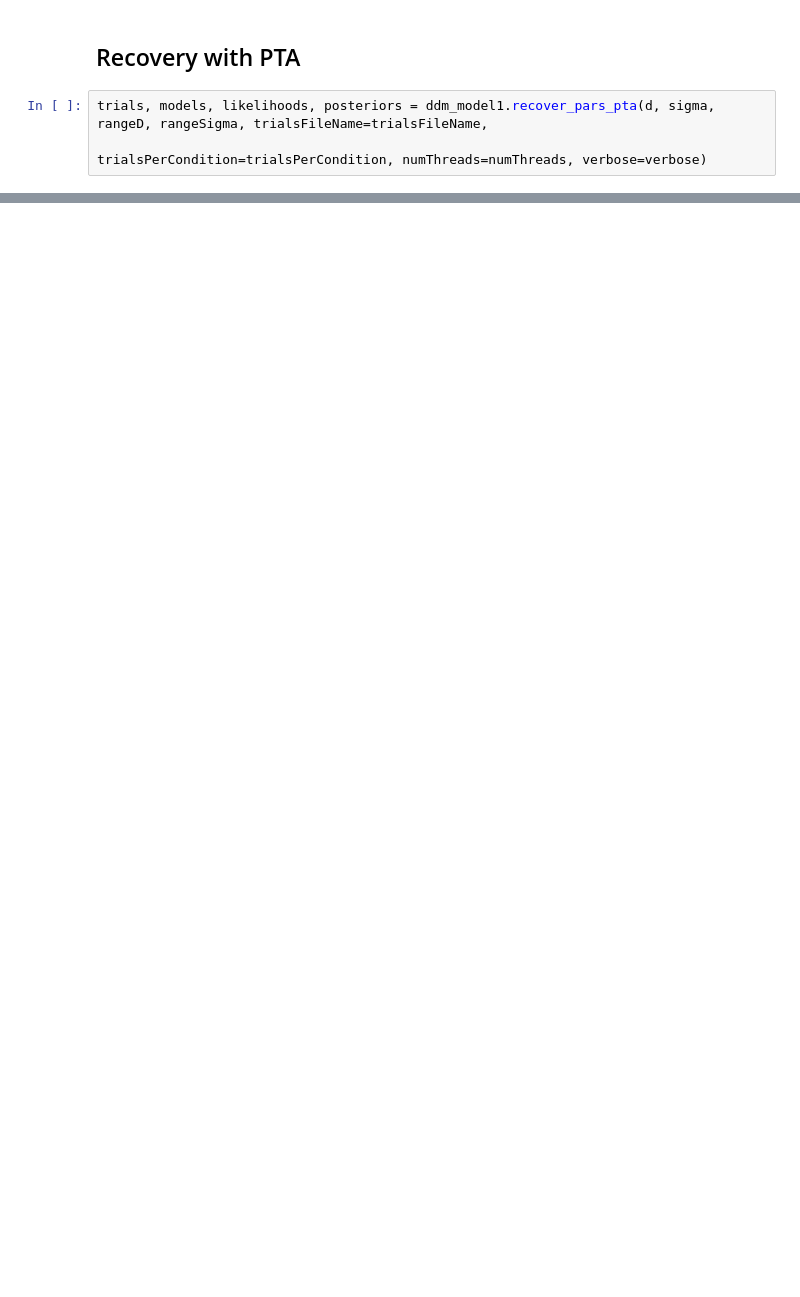
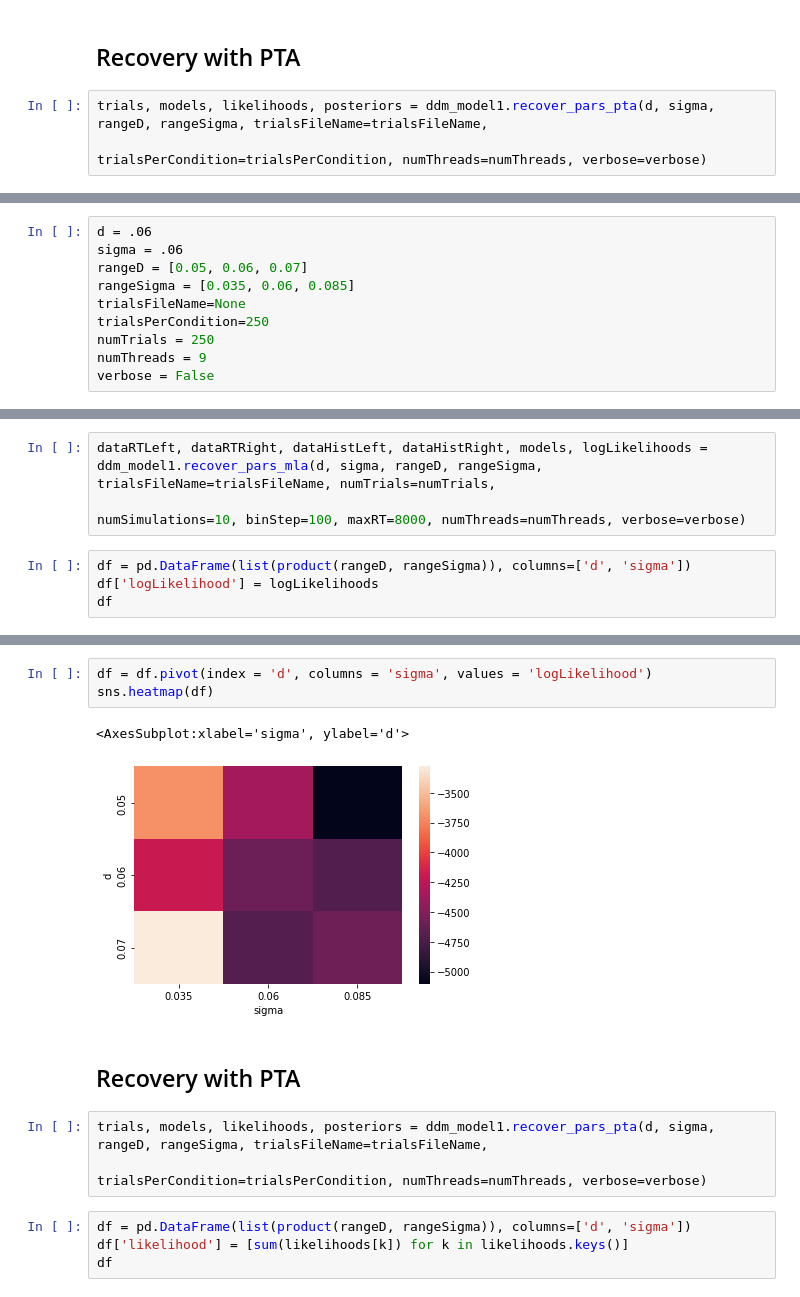
Before and after one commit to zenkavi/DescribedVsLearned, a Jupyter notebook: analysis/ddm_model1_recovery.ipynb, the cells around one changed output, grey strips where cells are left out. Cells and saved outputs as stored; diff of their text form; blank space fills up the shorter version.

Commit message:
added new par combination to py notebook and started r translation for posterior computation

```diff
--- a/analysis/ddm_model1_recovery.ipynb
+++ b/analysis/ddm_model1_recovery.ipynb
@@ -61,0 +92,10 @@ sns.heatmap(df)
+# %%
+d = .06
+sigma = .06
+rangeD = [0.05, 0.06, 0.07]
+rangeSigma = [0.035, 0.06, 0.085]
+trialsFileName=None
+trialsPerCondition=250
+numTrials = 250
+numThreads = 9
+verbose = False
@@ -61,0 +104,7 @@ sns.heatmap(df)
+# %%
+dataRTLeft, dataRTRight, dataHistLeft, dataHistRight, models, logLikelihoods = ddm_model1.recover_pars_mla(d, sigma, rangeD, rangeSigma, trialsFileName=trialsFileName, numTrials=numTrials,
+                                                                                    numSimulations=10, binStep=100, maxRT=8000, numThreads=numThreads, verbose=verbose)
+# %%
+df = pd.DataFrame(list(product(rangeD, rangeSigma)), columns=['d', 'sigma'])
+df['logLikelihood'] = logLikelihoods
+df
@@ -61,0 +122,15 @@ sns.heatmap(df)
+# %%
+df = df.pivot(index = 'd', columns = 'sigma', values = 'logLikelihood')
+sns.heatmap(df)
+# %% [output]
+<AxesSubplot:xlabel='sigma', ylabel='d'>
+[figure, added]
+# %% [markdown]
+## Recovery with PTA
+# %%
+trials, models, likelihoods, posteriors = ddm_model1.recover_pars_pta(d, sigma, rangeD, rangeSigma, trialsFileName=trialsFileName,
+                                                  trialsPerCondition=trialsPerCondition, numThreads=numThreads, verbose=verbose)
+# %%
+df = pd.DataFrame(list(product(rangeD, rangeSigma)), columns=['d', 'sigma'])
+df['likelihood'] = [sum(likelihoods[k]) for k in likelihoods.keys()]
+df
```
Also changed, not shown: parts of 12 cells of this notebook, 3 other files.
